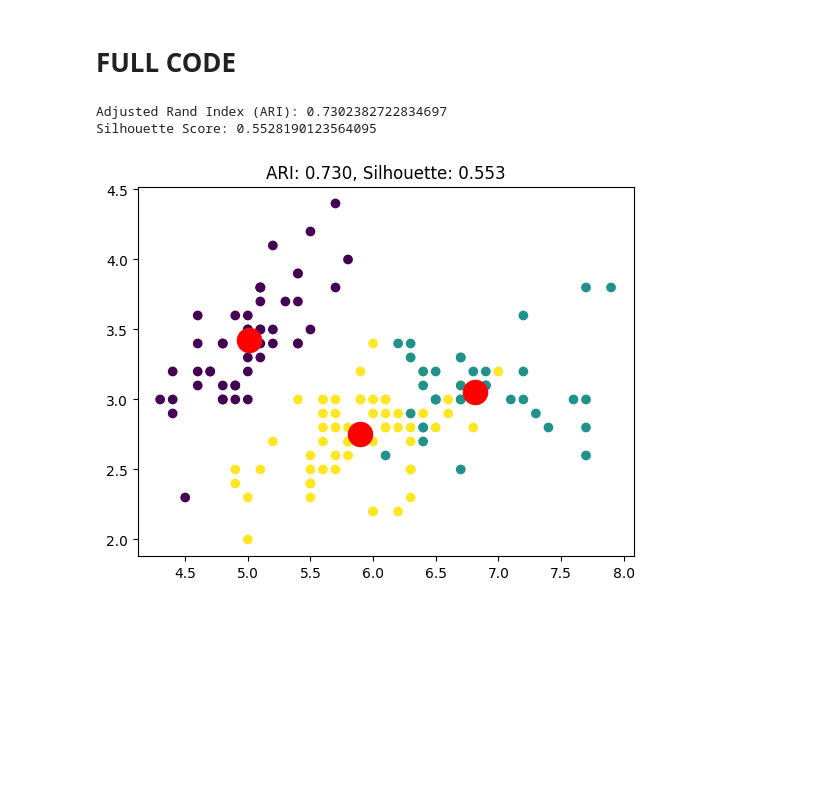
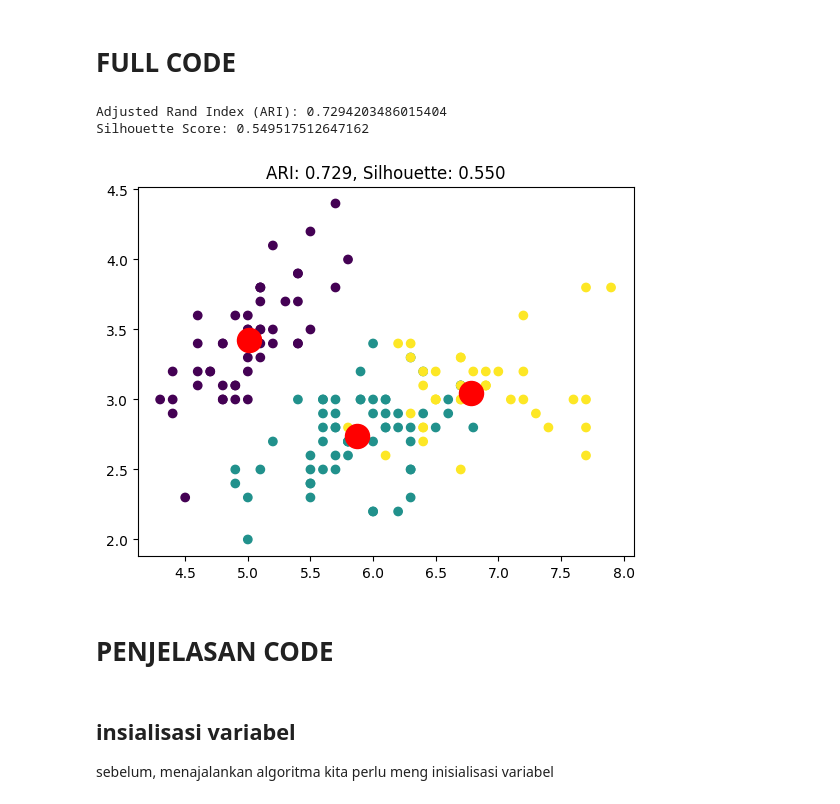
Before and after one commit to yweslakarep123/ant_colony_iris, a Jupyter notebook: code_ant_colony.ipynb, the cells around one changed output. Drawn from its saved outputs; the diff is of its cells as text; code cells hidden in the pictures; blank space fills up the shorter version.

```diff
--- a/code_ant_colony.ipynb
+++ b/code_ant_colony.ipynb
@@ -73,38 +79,43 @@ class AntColonyClustering:
             score += np.linalg.norm(self.data[i] - centroids[assignments[i]])
         return score
 
-    @staticmethod
+
     def evaluate_ari(true_labels, predicted_labels):
         ari = adjusted_rand_score(true_labels, predicted_labels)
         return ari
 
-    @staticmethod
+
     def evaluate_silhouette(data, predicted_labels):
         silhouette_avg = silhouette_score(data, predicted_labels)
         return silhouette_avg
 
 # Contoh penggunaan
 if __name__ == "__main__":
     data = load_iris().data
     true_labels = load_iris().target
 
-    aco_clustering = AntColonyClustering(data, num_clusters=3, num_ants=10, num_iterations=50)
+    aco_clustering = AntColonyClustering(data, num_clusters=3, num_ants=5, num_iterations=25)
     predicted_labels = aco_clustering.fit()
     centroids = aco_clustering.best_centroids
 
     # Evaluasi hasil clustering
     ari = AntColonyClustering.evaluate_ari(true_labels, predicted_labels)
     silhouette_avg = AntColonyClustering.evaluate_silhouette(data, predicted_labels)
 
     print(f"Adjusted Rand Index (ARI): {ari}")
     print(f"Silhouette Score: {silhouette_avg}")
 
     # Visualisasi hasil clustering
     plt.scatter(data[:, 0], data[:, 1], c=predicted_labels, cmap='viridis')
     plt.scatter(centroids[:, 0], centroids[:, 1], s=300, c='red')
     plt.title(f'ARI: {ari:.3f}, Silhouette: {silhouette_avg:.3f}')
     plt.show()
 # %% [output]
-Adjusted Rand Index (ARI): 0.7302382722834697
-Silhouette Score: 0.5528190123564095
+Adjusted Rand Index (ARI): 0.7294203486015404
+Silhouette Score: 0.549517512647162
-[figure, old version]
+[figure, new version]
+# %% [markdown]
+<h1>PENJELASAN CODE</h1>
+# %% [markdown]
+<h2>insialisasi variabel</h2>
+<p>sebelum, menajalankan algoritma kita perlu meng inisialisasi variabel</p>
```
Also changed, not shown: parts of 22 cells of this notebook.
